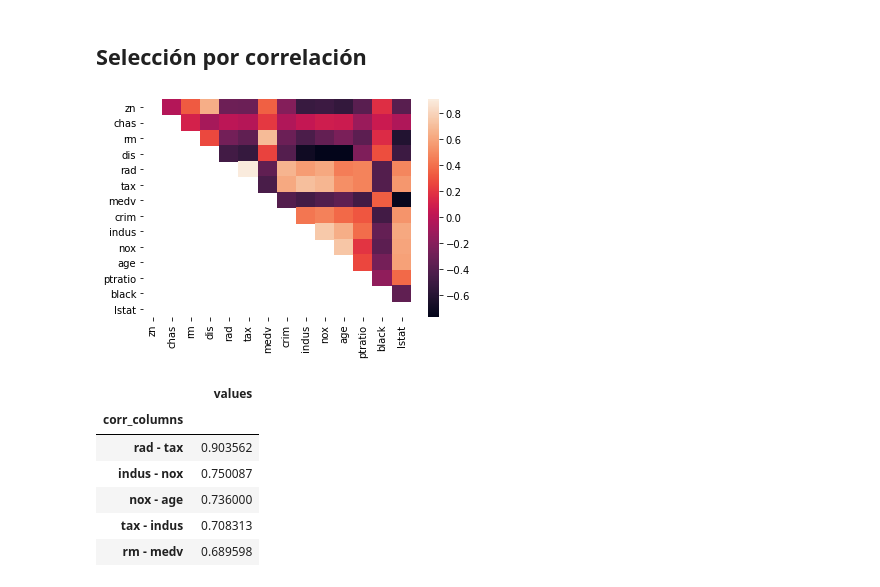
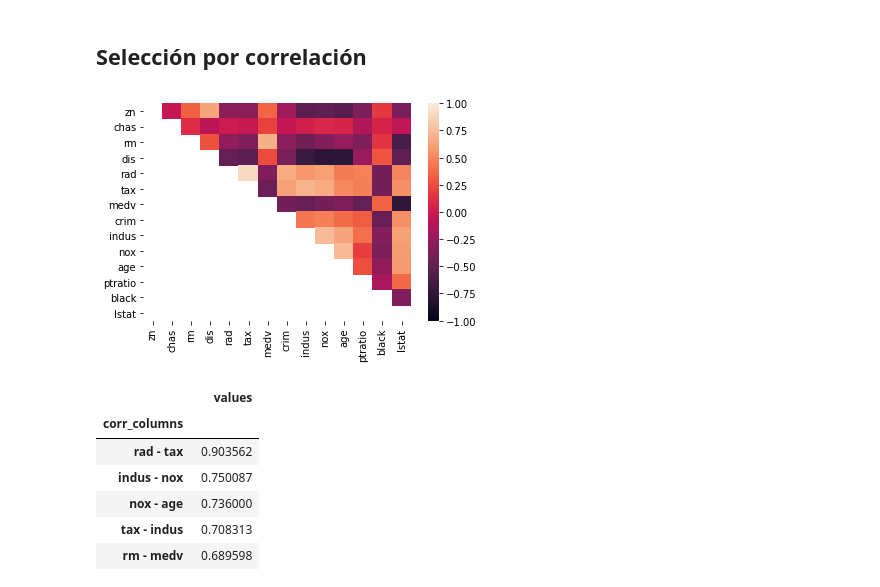
Before and after one commit to Maartin73/Data-Science-Advanced-Analytics, a Jupyter notebook: MartinR_CarranzaJ_Ejercicio_4.4.ipynb, the cells around one changed output. Cells and saved outputs as stored; diff of their text form; code cells hidden in the pictures.

```diff
--- a/MartinR_CarranzaJ_Ejercicio_4.4.ipynb
+++ b/MartinR_CarranzaJ_Ejercicio_4.4.ipynb
@@ -60,7 +60,7 @@ from sklearn.datasets import make_regression
 # %% [markdown]
 ### Carga de los ficheros de manera individual
 # %%
-PATH_NAME = '../Data/'
+PATH_NAME = './data/'
 FILE_NAME1 = 'train_1.csv'
 FILE_NAME2 = 'train_2.csv'
 FILE_NAME3 = 'predict_1.csv'
@@ -327,10 +327,10 @@ train.head()
 # %%
 correlation_matrix = train.corr().where(~np.tril(np.ones(train.corr().shape)).astype(np.bool))
 correlation_matrix
-sns.heatmap(correlation_matrix)
+sns.heatmap(correlation_matrix, vmin=-1, vmax=1,)
 plt.show()
 # %% [output]
-[figure, old version]
+[figure, new version]
 # %%
 correlation_table = correlation_matrix.stack().to_frame().reset_index()
 correlation_table['corr_columns'] = correlation_table['level_0'] + ' - ' + correlation_table['level_1']
```
Also changed, not shown: parts of 29 cells of this notebook.
